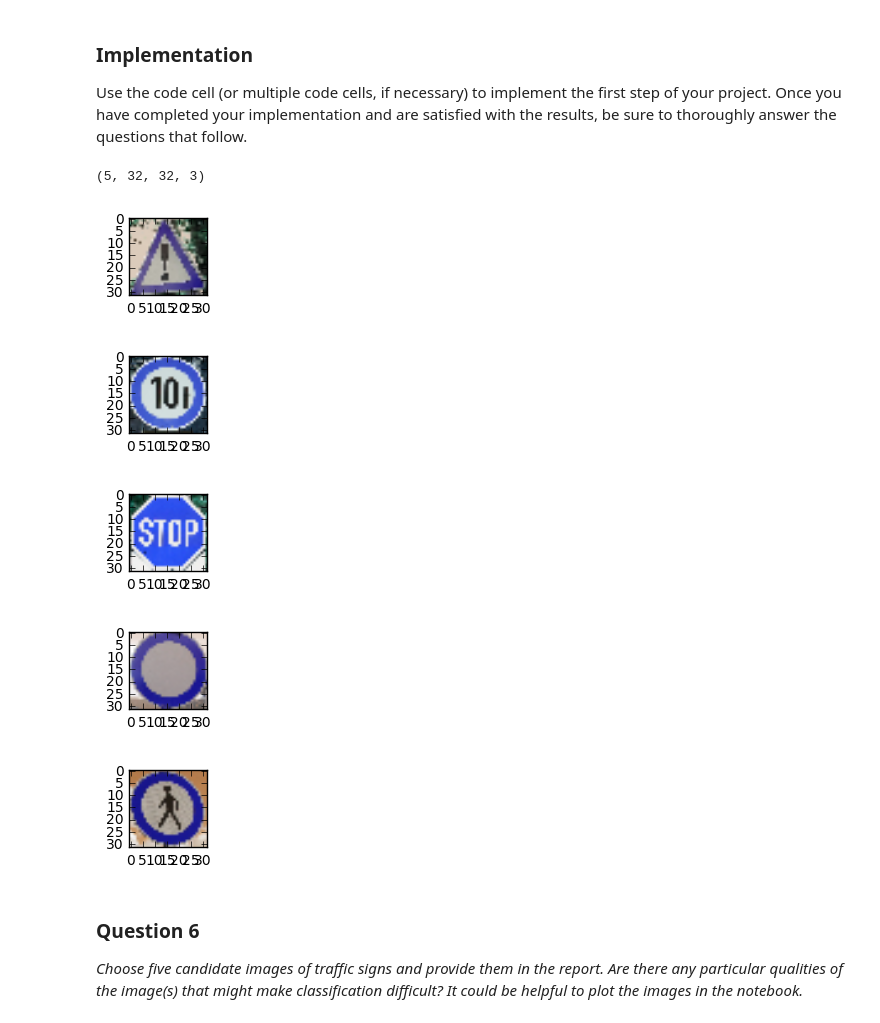
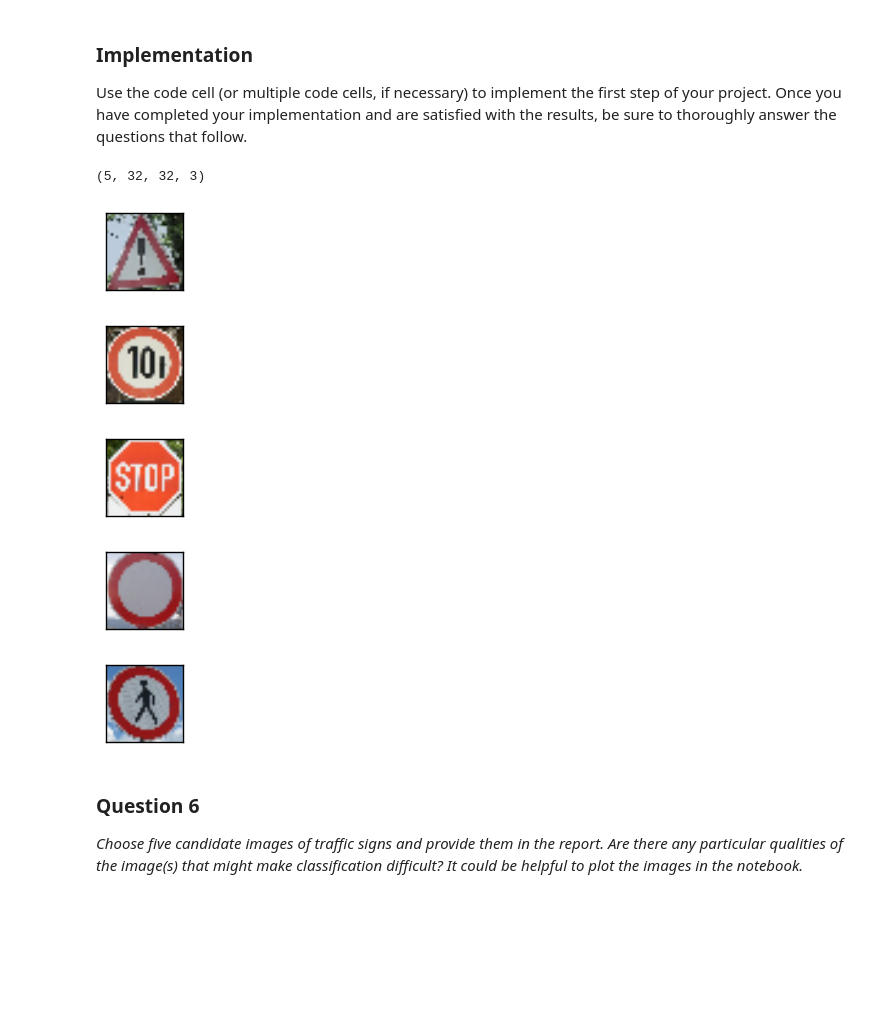
Before and after one commit to fdzwon/CarND-Traffic-Sign-Classifier, a Jupyter notebook: Traffic_Sign_Classifier.ipynb, the cells around one changed output. Cells and saved outputs as stored; diff of their text form; code cells hidden in the pictures; blank space fills up the shorter version.

```diff
--- a/Traffic_Sign_Classifier.ipynb
+++ b/Traffic_Sign_Classifier.ipynb
@@ -292,16 +292,18 @@ y = tf.placeholder(tf.int32, (None))
 # keep probablity for drop out.
 keep_prob = tf.placeholder(tf.float32)
 
-# woud normally use one_hot_y = tf.one_hot(y, 43), but known issue with tensor flow for windows
-# so used work around.
+# normally just use one_hot_y = tf.one_hot(y, 43), but known issue with tensor flow for windows
 
-num_labels = 43
-sparse_labels = tf.reshape(y, [-1, 1])
-derived_size = tf.shape(sparse_labels)[0]
-indices = tf.reshape(tf.range(0, derived_size, 1), [-1, 1])
-concated = tf.concat(1, [indices, sparse_labels])
-outshape = tf.concat(0, [tf.reshape(derived_size, [1]), tf.reshape(num_labels, [1])])
-one_hot_y = tf.sparse_to_dense(concated, outshape, 1.0, 0.0)
+with tf.device('/cpu:0'):
+    one_hot_y = tf.one_hot(y, 43)
+
+#num_labels = 43
+#sparse_labels = tf.reshape(y, [-1, 1])
+#derived_size = tf.shape(sparse_labels)[0]
+#indices = tf.reshape(tf.range(0, derived_size, 1), [-1, 1])
+#concated = tf.concat(1, [indices, sparse_labels])
+#outshape = tf.concat(0, [tf.reshape(derived_size, [1]), tf.reshape(num_labels, [1])])
+#one_hot_y = tf.sparse_to_dense(concated, outshape, 1.0, 0.0)
 
 # tried slower rate change (.0005) since I noticed higher and then lower accuracey values on
 # training epochs as if rate was over shooting minimum, but .001 yielded better results.
@@ -346,7 +348,7 @@ with tf.Session() as sess:
         print("Validation Accuracy = {:.3f}".format(validation_accuracy))
         print()
 
-    saver.save(sess, r'C:\Users\clown\OneDrive\Documents\GitHub\CarND-Traffic-Sign-Classifier-Project\lenet')
+    saver.save(sess, '.\lenet')
     print("Model saved")
 # %% [output]
 Training...
@@ -403,41 +415,54 @@ import matplotlib.pyplot as plt
 
 # images from Internet cropped and reduced in size
 img = cv2.imread('Zeichen_201+1006-39.jpeg')
+b,g,r = cv2.split(img)       # get b,g,r
+img = cv2.merge([r,g,b])     # switch it to rgb
 rsi1 = cv2.resize(img, (32,32))
 
 img2 = cv2.imread('Verkehrszeichen_2924.jpg')
+b,g,r = cv2.split(img2)       # get b,g,r
+img2 = cv2.merge([r,g,b])     # switch it to rgb
 rsi2 = cv2.resize(img2, (32,32))
 
 img3 = cv2.imread('Verkehrsschilder_3601.jpg')
+b,g,r = cv2.split(img3)       # get b,g,r
+img3 = cv2.merge([r,g,b])     # switch it to rgb
 rsi3 = cv2.resize(img3, (32,32))
 
 img4 = cv2.imread('Solingen_Burg_-_Seilbahn_30_ies.jpg')
+b,g,r = cv2.split(img4)       # get b,g,r
+img4 = cv2.merge([r,g,b])     # switch it to rgb
 rsi4 = cv2.resize(img4, (32,32))
 
 img5 = cv2.imread('Sichertshausen_Lahn-Hochwasser_Lahntalradweg_(Germany)_2015-12-06_(2).jpg')
+b,g,r = cv2.split(img5)       # get b,g,r
+img5 = cv2.merge([r,g,b])     # switch it to rgb
 rsi5 = cv2.resize(img5, (32,32))
 
 img6 = cv2.imread('Dienstweg.jpg')
+b,g,r = cv2.split(img6)       # get b,g,r
+img6 = cv2.merge([r,g,b])     # switch it to rgb
 rsi6 = cv2.resize(img6, (32,32))
 
 images = [rsi1, rsi2, rsi4, rsi5, rsi6]
 
 
 for i in images:
     plt.figure(figsize=(3,1))
     plt.imshow(i)
+    plt.xticks([]), plt.yticks([])   # to hide tick values on X and Y axis
     plt.show
 
 imgs = np.array(images)
 imgs = normalize_images(imgs)
 print(imgs.shape)
 # %% [output]
 (5, 32, 32, 3)
-[figure, old version]
+[figure, new version]
-[figure, old version]
+[figure, new version]
-[figure, old version]
+[figure, new version]
-[figure, old version]
+[figure, new version]
-[figure, old version]
+[figure, new version]
 # %% [markdown]
 ### Question 6
 
```
Also changed, not shown: parts of 7 cells of this notebook.
